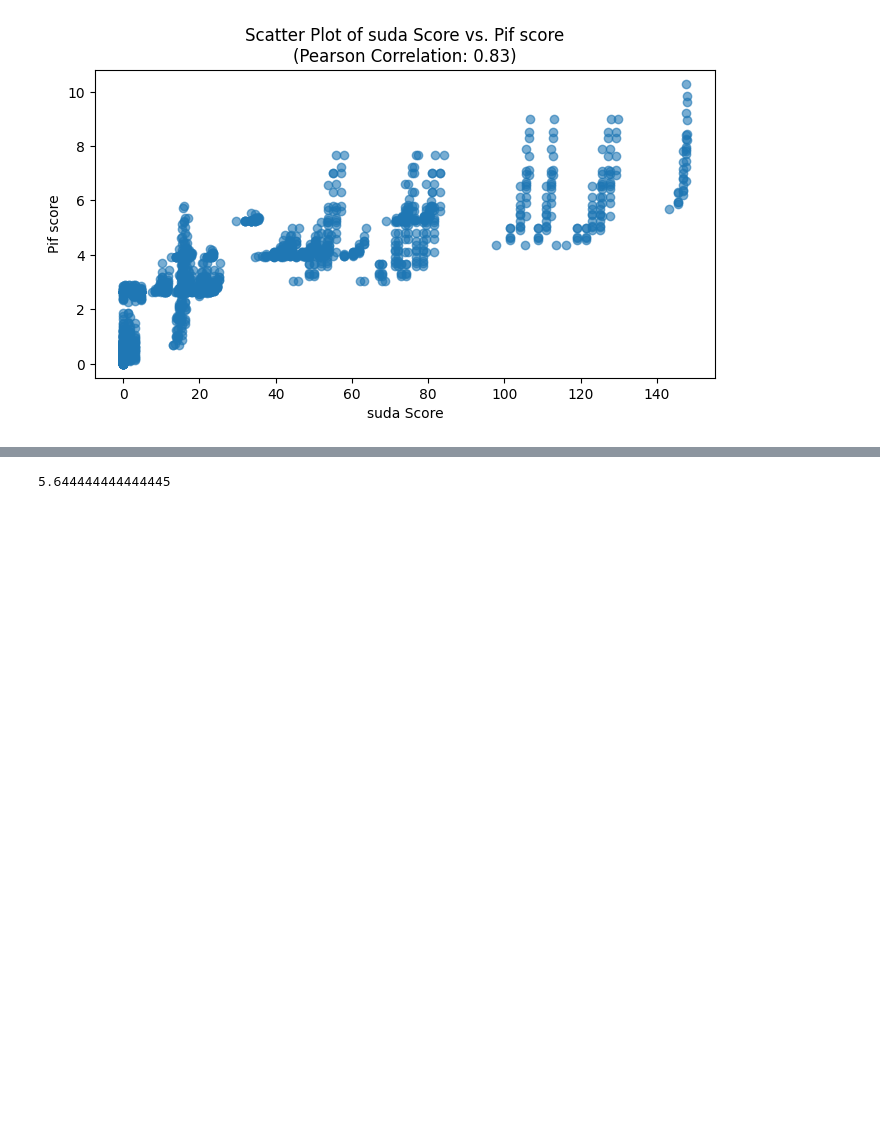
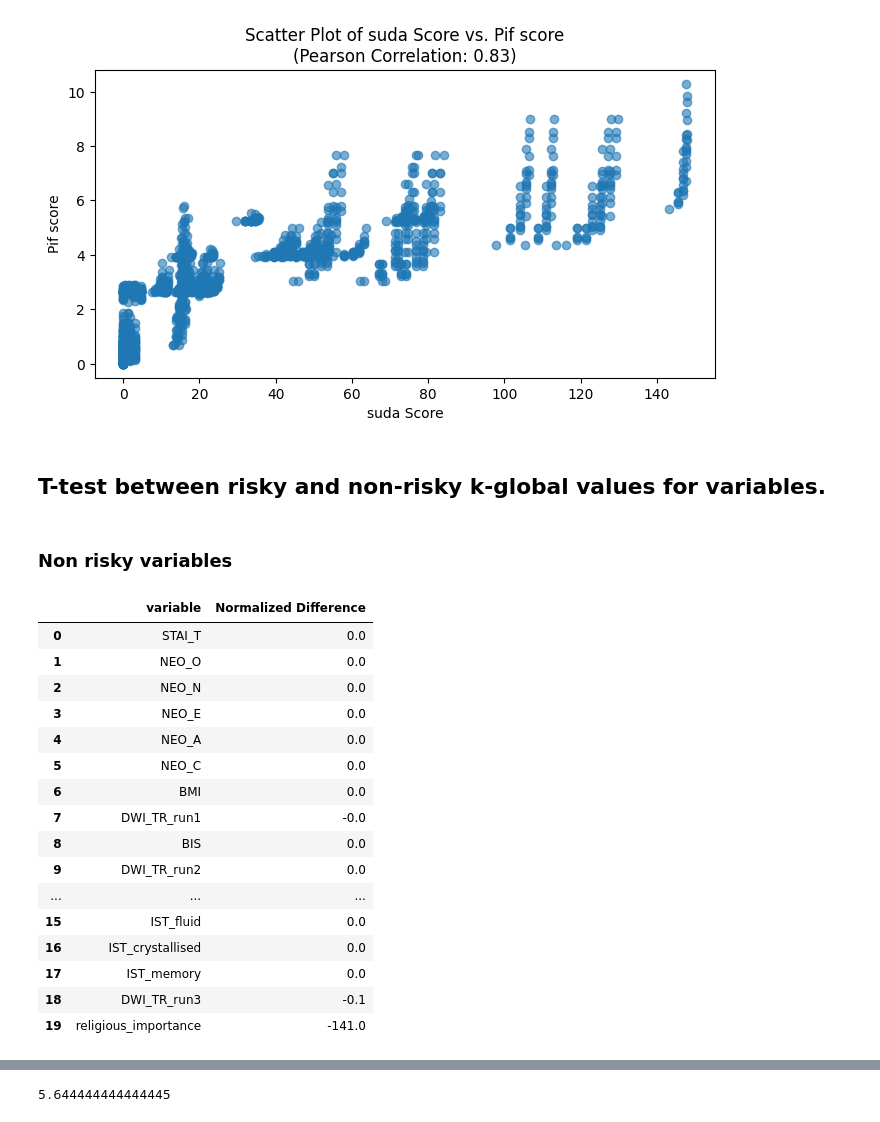
Before and after one commit to EmiKib/MetaprivBIDS-Assessment, a Jupyter notebook: AOMIC-ID1000-ds003097/AOMIC_ds003097.ipynb, the cells around one changed output, grey strips where cells are left out. Drawn from its saved outputs; the diff is of its cells as text; code cells hidden in the pictures; blank space fills up the shorter version.

```diff
--- a/AOMIC-ID1000-ds003097/AOMIC_ds003097.ipynb
+++ b/AOMIC-ID1000-ds003097/AOMIC_ds003097.ipynb
@@ -94,3 +94,27 @@ ________________________________________________________________________
 Spearman Correlation between PIF 95% and SUDA: 0.91
 Pearson correlation to PIF 95% & SUDA 0.8280292701096662
 [figure]
+# %% [markdown]
+## T-test between risky and non-risky k-global values for variables.
+# %% [markdown]
+### Non risky variables
+# %%
+k_combined_field_non_risk
+# %% [output]
+|  | variable | Normalized Difference |
+| 0 | STAI_T | 0.0 |
+| 1 | NEO_O | 0.0 |
+| 2 | NEO_N | 0.0 |
+| 3 | NEO_E | 0.0 |
+| 4 | NEO_A | 0.0 |
+| 5 | NEO_C | 0.0 |
+| 6 | BMI | 0.0 |
+| 7 | DWI_TR_run1 | -0.0 |
+| 8 | BIS | 0.0 |
+| 9 | DWI_TR_run2 | 0.0 |
+| ... | ... | ... |
+| 15 | IST_fluid | 0.0 |
+| 16 | IST_crystallised | 0.0 |
+| 17 | IST_memory | 0.0 |
+| 18 | DWI_TR_run3 | -0.1 |
+| 19 | religious_importance | -141.0 |
```
Also changed, not shown: parts of 3 cells of this notebook.
